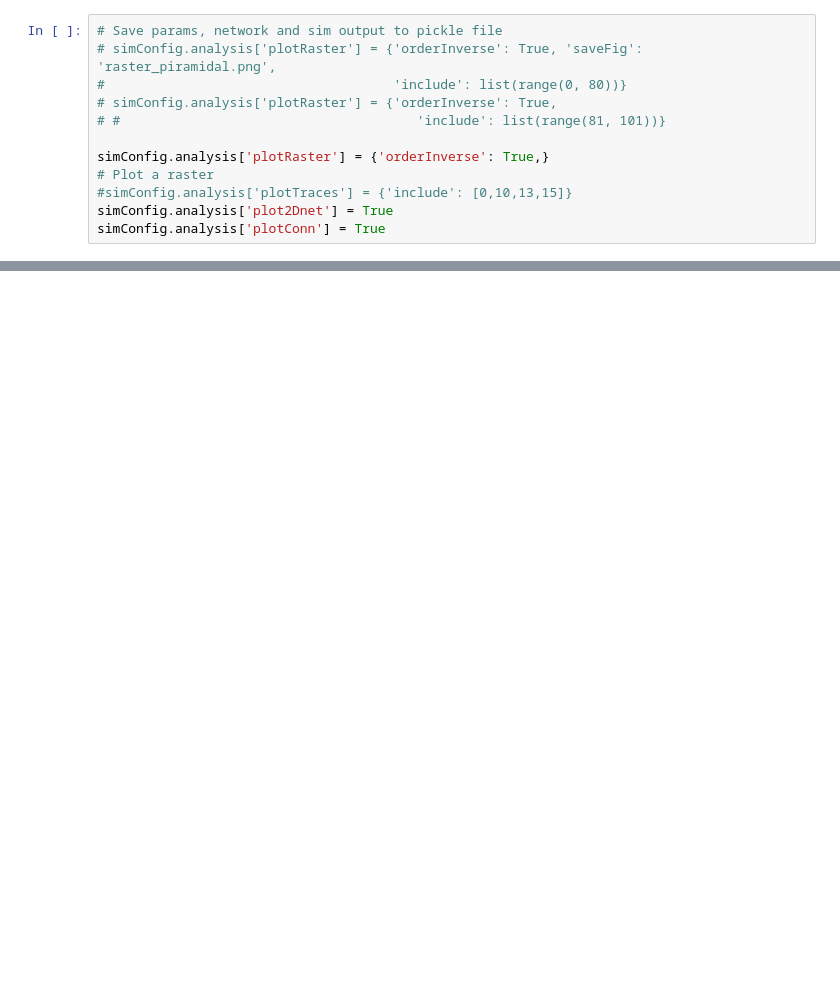
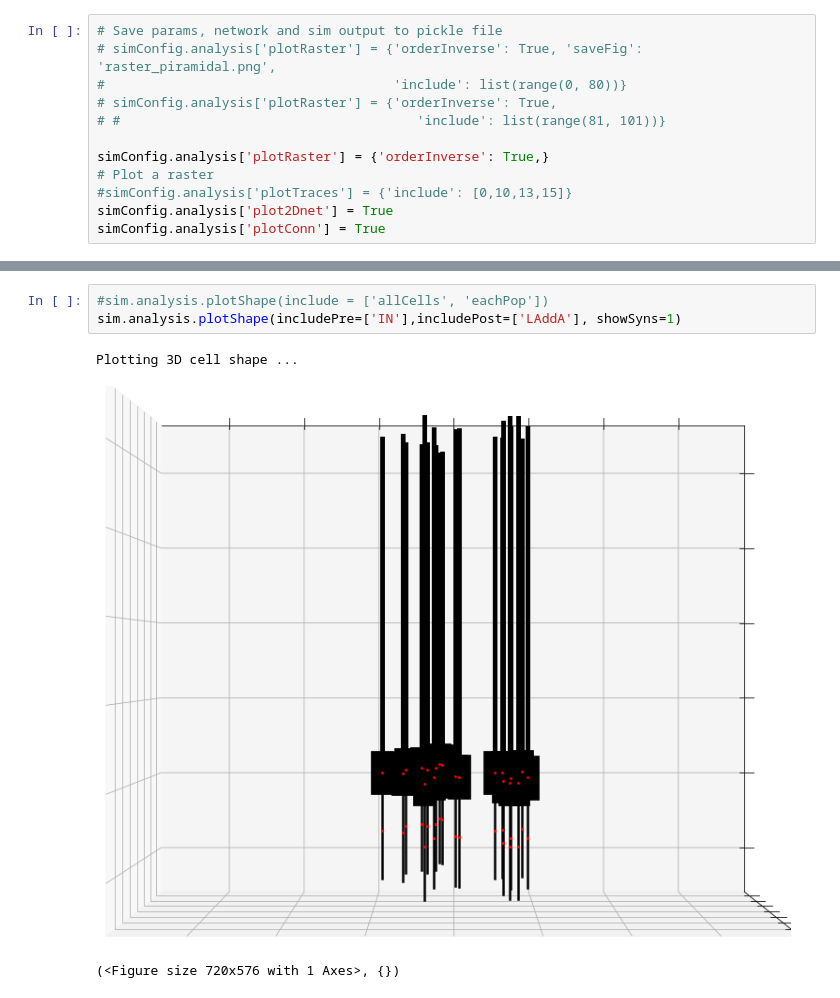
Before and after one commit to paulaxgr/lascon_project, a Jupyter notebook: project_code.ipynb, the cells around one changed output, grey strips where cells are left out. Cells and saved outputs as stored; diff of their text form; blank space fills up the shorter version.

```diff
--- a/project_code.ipynb
+++ b/project_code.ipynb
@@ -292,0 +341,7 @@ TypeError: 'float' object does not support item assignment
+# %%
+#sim.analysis.plotShape(include = ['allCells', 'eachPop'])
+sim.analysis.plotShape(includePre=['IN'],includePost=['LAddA'], showSyns=1)
+# %% [output]
+Plotting 3D cell shape ...
+[figure, added]
+(<Figure size 720x576 with 1 Axes>, {})
```
Also changed, not shown: parts of 45 cells of this notebook, 10 other files.
